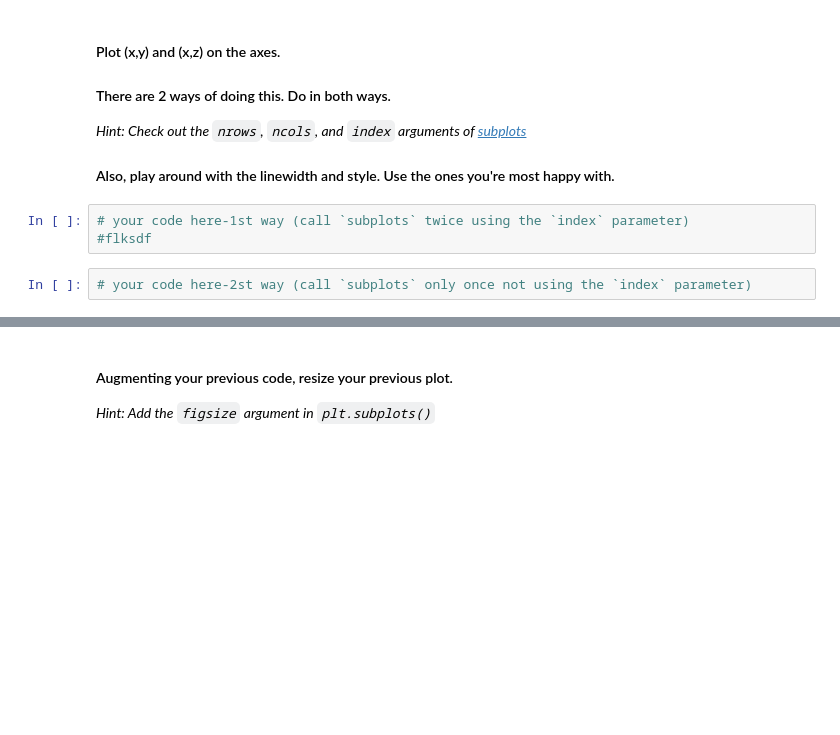
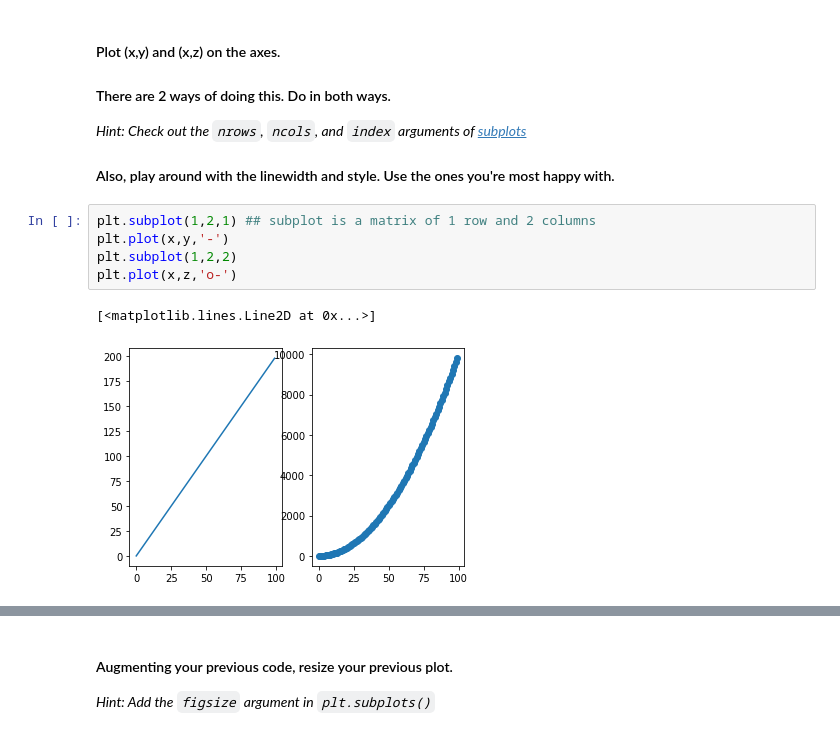
Before and after one commit to ironhack-datalabs/datamad0619, a Jupyter notebook: module-2/lab-matplotlib-seaborn/your-code/challenge-1.ipynb, the cells around one changed output, grey strips where cells are left out. Drawn from its saved outputs; the diff is of its cells as text; blank space fills up the shorter version.

```diff
--- a/module-2/lab-matplotlib-seaborn/your-code/challenge-1.ipynb
+++ b/module-2/lab-matplotlib-seaborn/your-code/challenge-1.ipynb
@@ -31,8 +30,11 @@ z = x**2
 *Hint: Check out the `nrows`, `ncols`, and `index` arguments of [subplots](https://matplotlib.org/api/_as_gen/matplotlib.pyplot.subplot.html)*
 
 #### Also, play around with the linewidth and style. Use the ones you're most happy with.
-# %%
-# your code here-1st way (call `subplots` twice using the `index` parameter)
-#flksdf
-# %%
-# your code here-2st way (call `subplots` only once not using the `index` parameter)
+# %%
+plt.subplot(1,2,1) ## subplot is a matrix of 1 row and 2 columns
+plt.plot(x,y,'-')
+plt.subplot(1,2,2)
+plt.plot(x,z,'o-')
+# %% [output]
+[<matplotlib.lines.Line2D at 0x...>]
+[figure, added]
```
Also changed, not shown: parts of 17 cells of this notebook, 3 other files.
